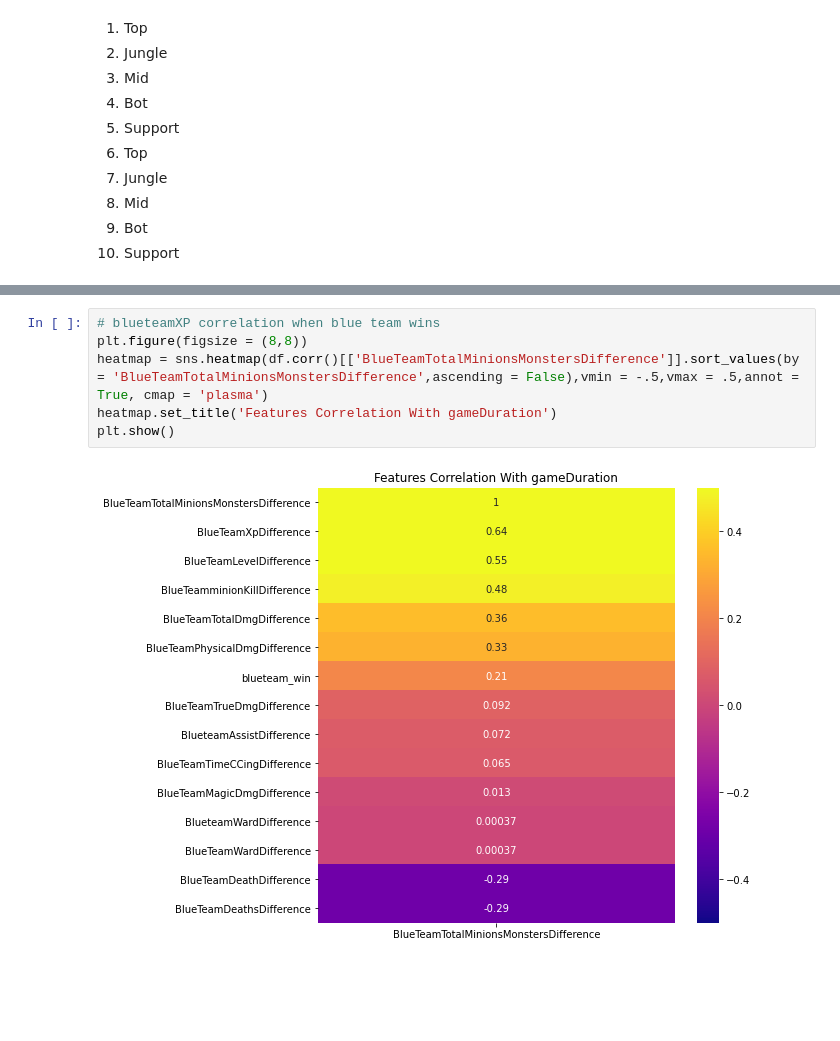
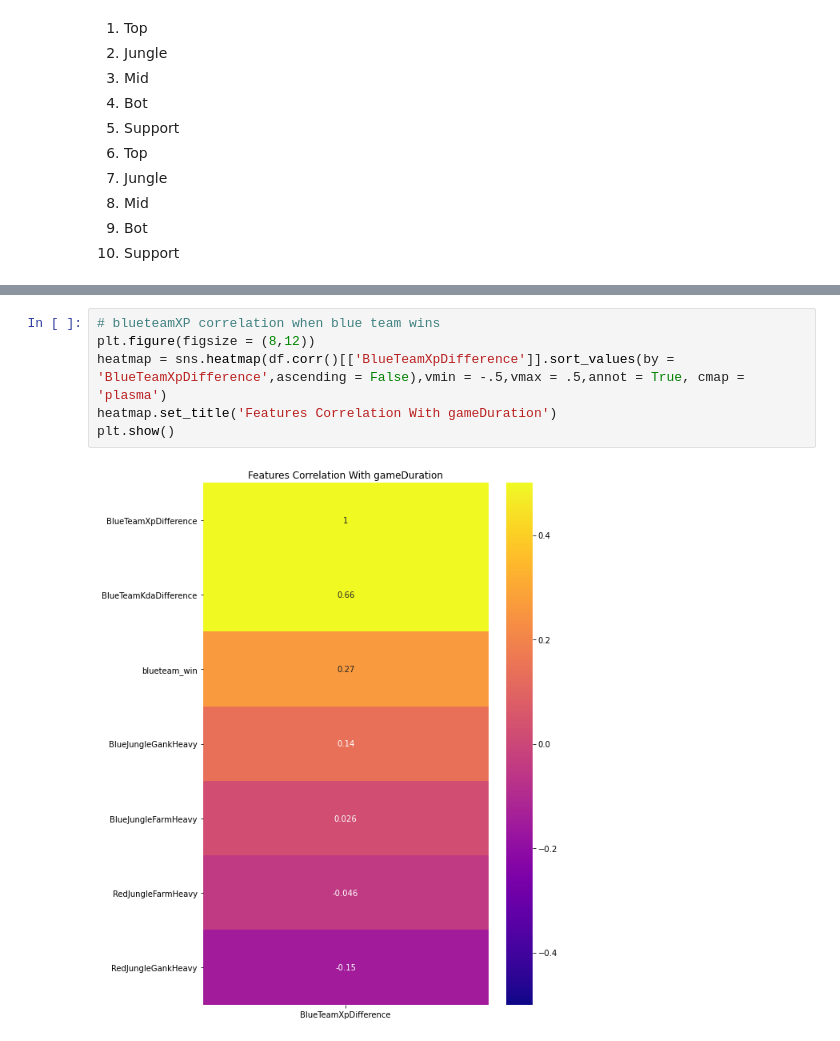
Before and after one commit to codeup-germain/Esports-Analysis, a Jupyter notebook: jared/scratch_notebook-Copy3.ipynb, the cells around one changed output, grey strips where cells are left out. Drawn from its saved outputs; the diff is of its cells as text; blank space fills up the shorter version.

```diff
--- a/jared/scratch_notebook-Copy3.ipynb
+++ b/jared/scratch_notebook-Copy3.ipynb
@@ -110,8 +134,8 @@ plt.show()
-# %%
-# blueteamXP correlation when blue team wins
-plt.figure(figsize = (8,8))
-heatmap = sns.heatmap(df.corr()[['BlueTeamTotalMinionsMonstersDifference']].sort_values(by = 'BlueTeamTotalMinionsMonstersDifference',ascending = False),vmin = -.5,vmax = .5,annot = True, cmap = 'plasma')
-heatmap.set_title('Features Correlation With gameDuration')
-plt.show()
-# %% [output]
-[figure, removed]
+# %%
+# blueteamXP correlation when blue team wins
+plt.figure(figsize = (8,12))
+heatmap = sns.heatmap(df.corr()[['BlueTeamXpDifference']].sort_values(by = 'BlueTeamXpDifference',ascending = False),vmin = -.5,vmax = .5,annot = True, cmap = 'plasma')
+heatmap.set_title('Features Correlation With gameDuration')
+plt.show()
+# %% [output]
+[figure, added]
```
Also changed, not shown: parts of 19 cells of this notebook, 4 other files.
